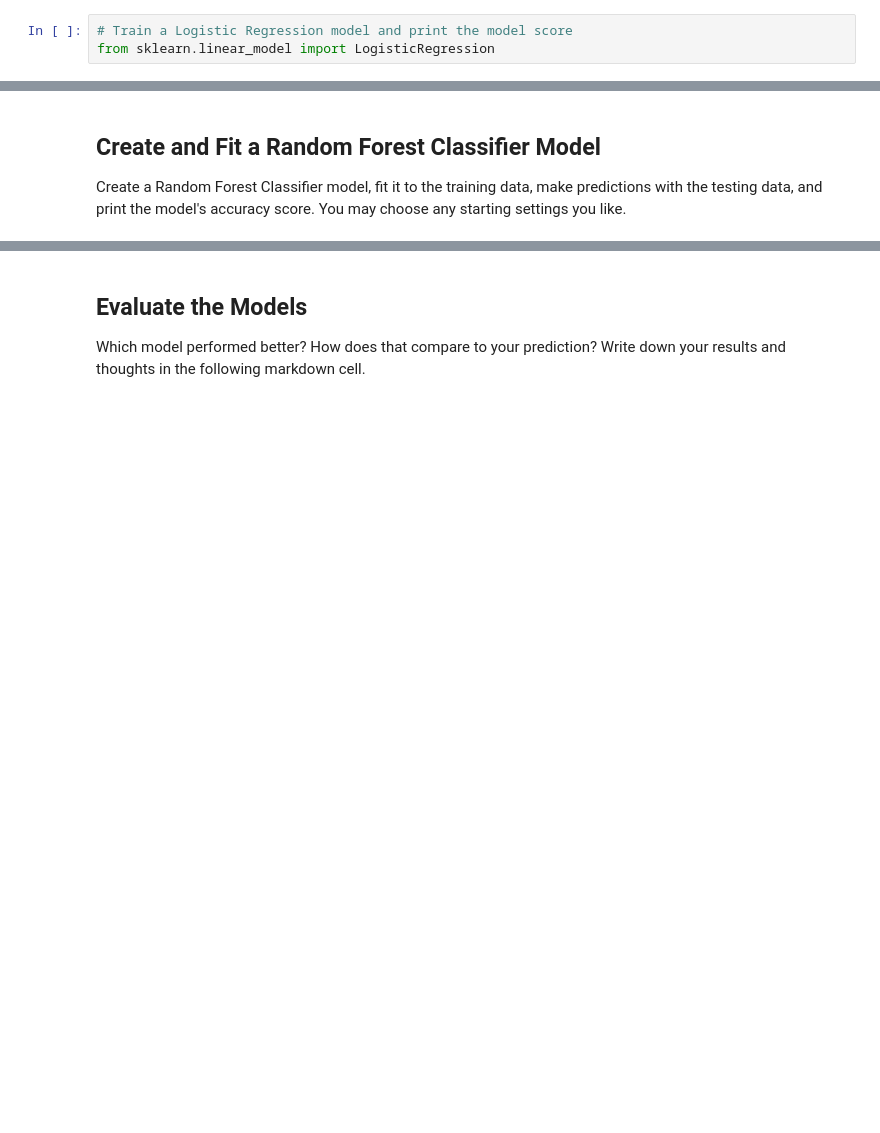
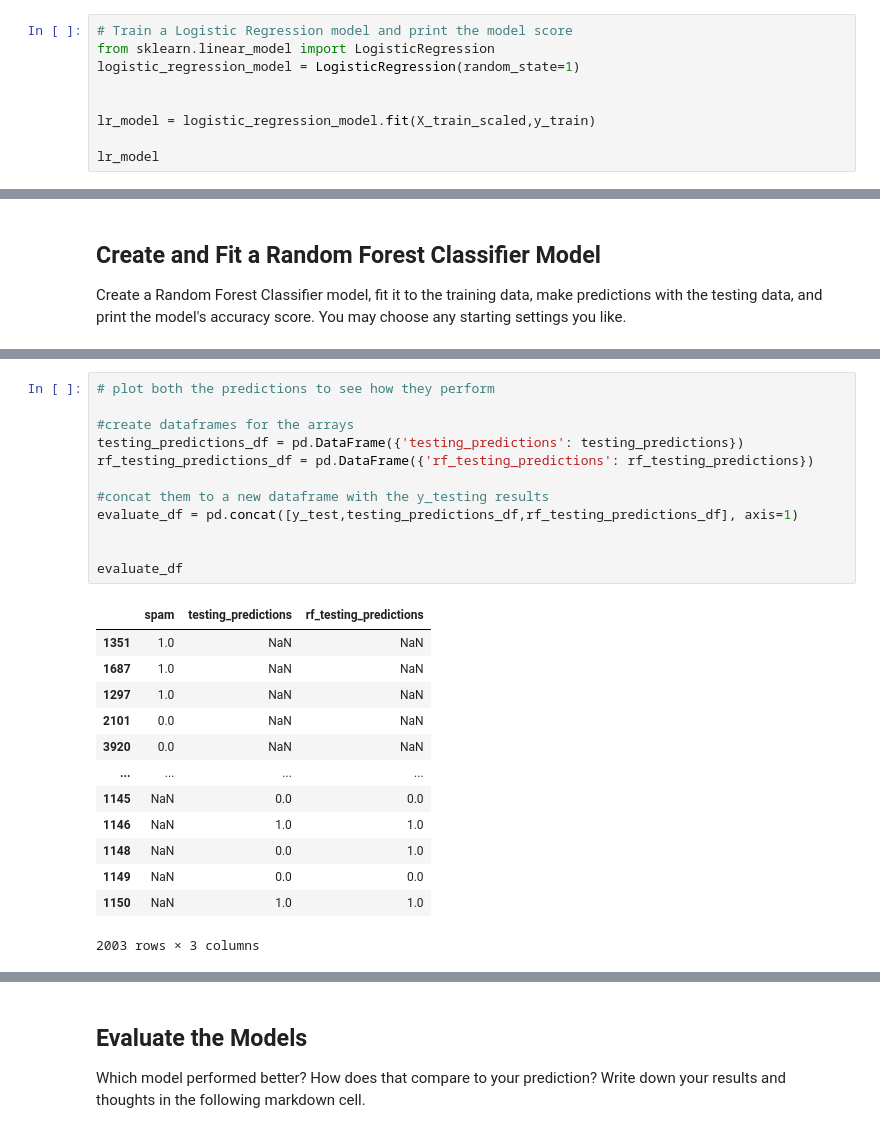
Before and after one commit to godzown82/classification-challenge, a Jupyter notebook: spam_detector.ipynb, the cells around one changed output, grey strips where cells are left out. Drawn from its saved outputs; the diff is of its cells as text; blank space fills up the shorter version.

```diff
--- a/spam_detector.ipynb
+++ b/spam_detector.ipynb
@@ -75,5 +83,11 @@ Create a Logistic Regression model, fit it to the training data, make prediction
 # %%
 # Train a Logistic Regression model and print the model score
 from sklearn.linear_model import LogisticRegression
+logistic_regression_model = LogisticRegression(random_state=1)
+
+
+lr_model = logistic_regression_model.fit(X_train_scaled,y_train)
+
+lr_model
 # %% [output]
 LogisticRegression(random_state=1)
@@ -109,0 +160,26 @@ array([1, 0, 1, ..., 0, 0, 0])
+# %%
+# plot both the predictions to see how they perform
+
+#create dataframes for the arrays
+testing_predictions_df = pd.DataFrame({'testing_predictions': testing_predictions})
+rf_testing_predictions_df = pd.DataFrame({'rf_testing_predictions': rf_testing_predictions})
+
+#concat them to a new dataframe with the y_testing results
+evaluate_df = pd.concat([y_test,testing_predictions_df,rf_testing_predictions_df], axis=1)
+
+
+evaluate_df
+# %% [output]
+|  | spam | testing_predictions | rf_testing_predictions |
+| 1351 | 1.0 | NaN | NaN |
+| 1687 | 1.0 | NaN | NaN |
+| 1297 | 1.0 | NaN | NaN |
+| 2101 | 0.0 | NaN | NaN |
+| 3920 | 0.0 | NaN | NaN |
+| ... | ... | ... | ... |
+| 1145 | NaN | 0.0 | 0.0 |
+| 1146 | NaN | 1.0 | 1.0 |
+| 1148 | NaN | 0.0 | 1.0 |
+| 1149 | NaN | 0.0 | 0.0 |
+| 1150 | NaN | 1.0 | 1.0 |
+2003 rows × 3 columns
```
Also changed, not shown: parts of 15 cells of this notebook.
